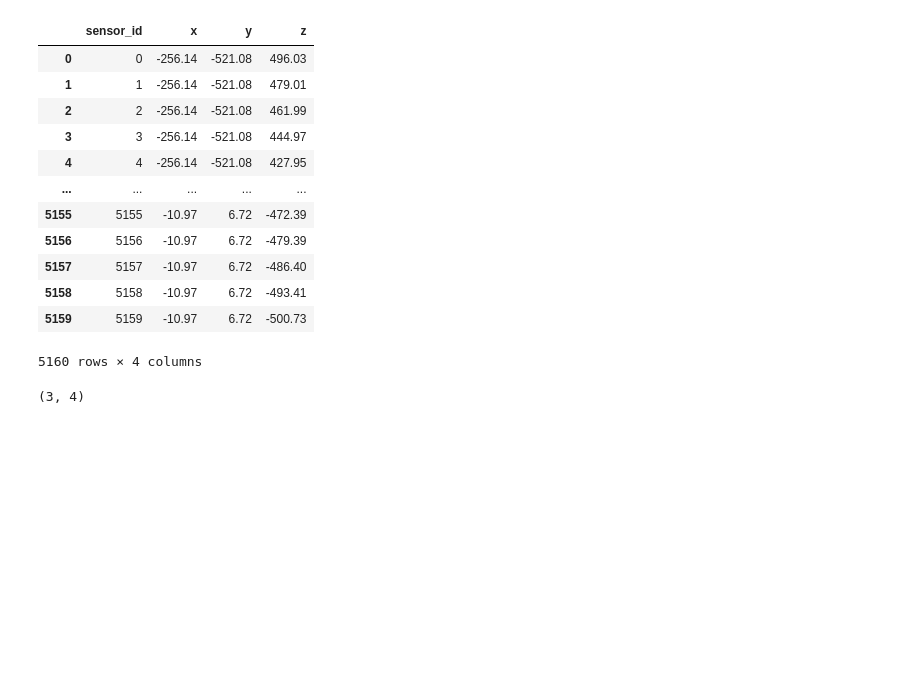
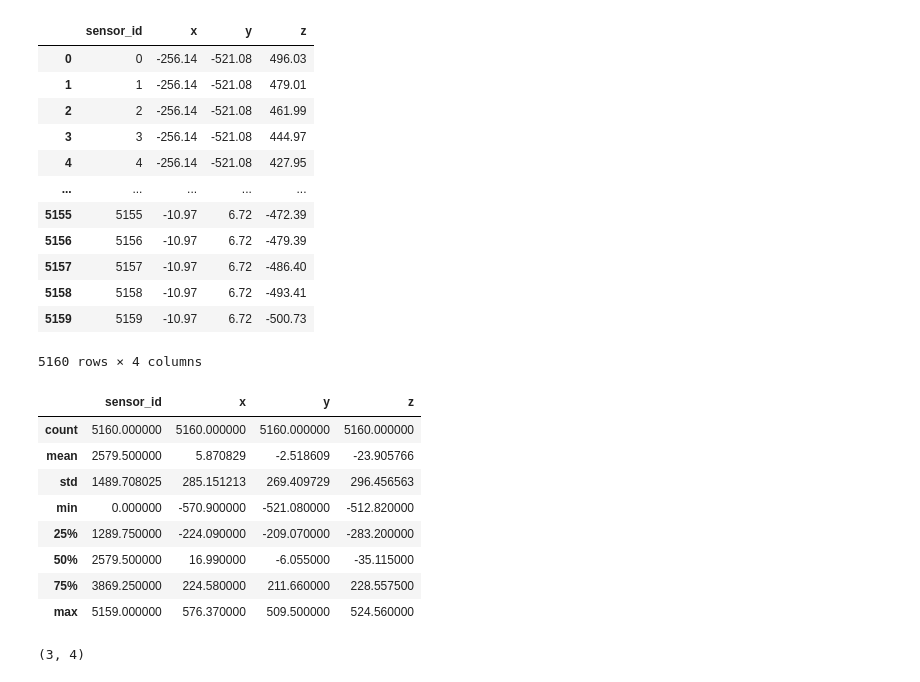
Before and after one commit to IMOKURI/kaggle-ice-cube, a Jupyter notebook: notebook/EDA.ipynb, the cells around one changed output. Cells and saved outputs as stored; diff of their text form; code cells hidden in the pictures; blank space fills up the shorter version.

```diff
--- a/notebook/EDA.ipynb
+++ b/notebook/EDA.ipynb
@@ -113,6 +113,18 @@ input.sensor_geometry
 | 5158 | 5158 | -10.97 | 6.72 | -493.41 |
 | 5159 | 5159 | -10.97 | 6.72 | -500.73 |
 5160 rows × 4 columns
+# %%
+input.sensor_geometry.describe()
+# %% [output]
+|  | sensor_id | x | y | z |
+| count | 5160.000000 | 5160.000000 | 5160.000000 | 5160.000000 |
+| mean | 2579.500000 | 5.870829 | -2.518609 | -23.905766 |
+| std | 1489.708025 | 285.151213 | 269.409729 | 296.456563 |
+| min | 0.000000 | -570.900000 | -521.080000 | -512.820000 |
+| 25% | 1289.750000 | -224.090000 | -209.070000 | -283.200000 |
+| 50% | 2579.500000 | 16.990000 | -6.055000 | -35.115000 |
+| 75% | 3869.250000 | 224.580000 | 211.660000 | 228.557500 |
+| max | 5159.000000 | 576.370000 | 509.500000 | 524.560000 |
 # %%
 input.test_meta.shape
 # %% [output]
```
Also changed, not shown: parts of 11 cells of this notebook, 3 other files.
